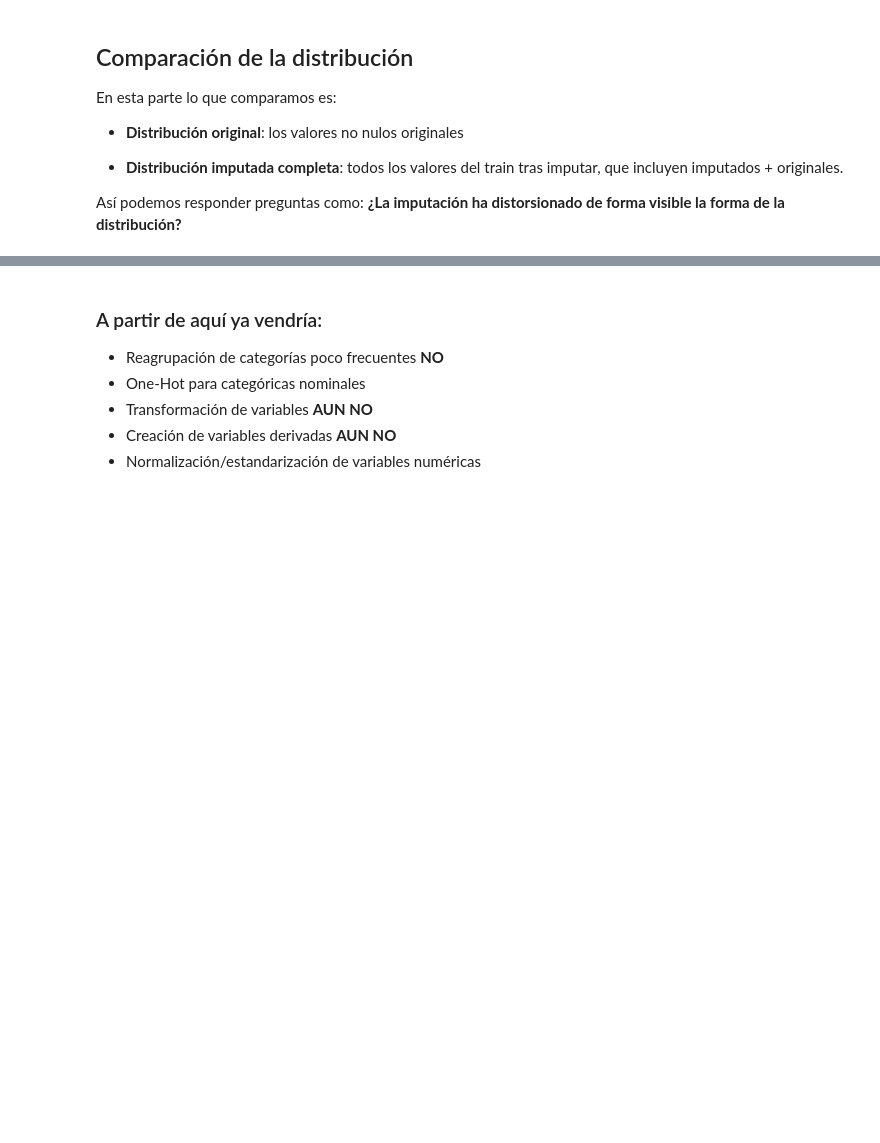
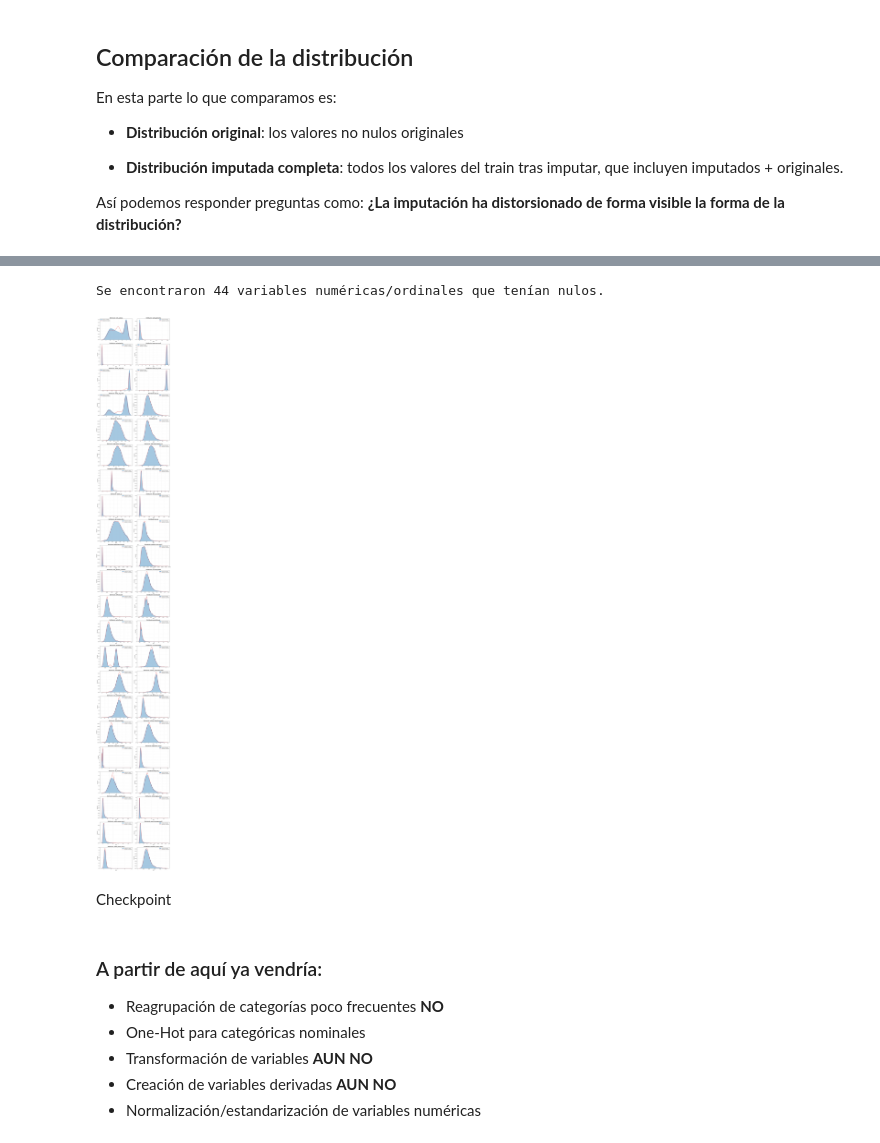
Before and after one commit to pmars21/hypertension_management_AI_driven_tool, a Jupyter notebook: missForest_imp_tfm.ipynb, the cells around one changed output, grey strips where cells are left out. Saved outputs shown, nothing was run; the diff lists cells and outputs as text; code cells hidden in the pictures; blank space fills up the shorter version.

Commit message:
Terminada Imputación, OHE y estandarización para dataset final

```diff
--- a/missForest_imp_tfm.ipynb
+++ b/missForest_imp_tfm.ipynb
@@ -442,11 +481,11 @@ Aunque MissForest solo modifica las variables con valores faltantes, el imputado
 # %% [markdown]
 ### Función cuando hacemos split en train/test
 # %%
-train_num, test_num = train_test_split(
-    df_num,
-    test_size=0.2,
-    random_state=1234
-)
+# train_num, test_num = train_test_split(
+#     df_num,
+#     test_size=0.2,
+#     random_state=1234
+# )
 # %%
 # Llamar a la función para imputar
 train_final, test_final = imputacion_pipeline(
@@ -482,3 +523,7 @@ Imputador guardado como 'imputador_missforest.pkl'
+# %%
+for col in var_categoricas_ordinales:
+    train_final[col] = np.round(train_final[col])
+    test_final[col] = np.round(test_final[col])
 # %% [markdown]
 ### Función sin split en train/test
 # %%
@@ -517,4 +544,4 @@ def impute_nominal_simple(X_nom):
     X_nom_imp = pd.DataFrame(imp.fit_transform(X_nom), columns=X_nom.columns, index=X_nom.index)
     return X_nom_imp, imp
 # %%
-X_nom_imp, imp = impute_nominal_simple(df_cat_nom)
+train_nom_imp, imp_nom = impute_nominal_simple(train_nom)
@@ -521,6 +556,7 @@ X_nom_imp, imp = impute_nominal_simple(df_cat_nom)
 # %% [markdown]
 ### Unión de todas las variables
 # %%
-df_imp = pd.concat([data_final, X_nom_imp], axis=1)
+df_train_completo = pd.concat([train_final, train_nom_imp], axis=1)
+df_test_completo = pd.concat([test_final, test_nom_imp], axis=1)
 # %%
 # Comprobar que no hay valores faltantes
@@ -580,0 +611,60 @@ df_imp.describe()
+# %%
+# =====================================================================
+# 2. COMPARACIÓN VISUAL (DISTRIBUCIÓN ORIGINAL VS IMPUTADA)
+# =====================================================================
+
+def plot_comparacion_distribucion(df_orig, df_imp, columnas, n_cols=2):
+    """
+    Dibuja gráficos de densidad superpuestos para comparar distribuciones.
+    """
+    n_rows = (len(columnas) + n_cols - 1) // n_cols
+    fig, axes = plt.subplots(n_rows, n_cols, figsize=(15, 5 * n_rows))
+    axes = axes.flatten()
+
+    for i, col in enumerate(columnas):
+        ax = axes[i]
+
+        # Plot de los datos originales (el dropna() es crucial para que seaborn no falle)
+        sns.kdeplot(df_orig[col].dropna(), ax=ax, label='Original (Sin NaNs)',
+                    color='#1f77b4', fill=True, alpha=0.4, linewidth=2)
+
+        # Plot de los datos imputados completos
+        sns.kdeplot(df_imp[col], ax=ax, label='Imputado (Completo)',
+                    color='#d62728', linestyle='--', linewidth=2.5)
+
+        ax.set_title(f'Distribución: {col}', fontsize=12, fontweight='bold')
+        ax.set_xlabel('Valor')
+        ax.set_ylabel('Densidad')
+        ax.legend()
+        ax.grid(True, linestyle=':', alpha=0.6)
+
+    # Ocultar gráficos vacíos si sobran cuadrículas
+    for j in range(i + 1, len(axes)):
+        axes[j].axis('off')
+
+    plt.tight_layout()
+    plt.show()
+
+# --- EJECUCIÓN ---
+#1. Detectar cuántos nulos tiene cada columna en el Train original
+nulos_por_columna = df_train.isna().sum()
+
+# 2. Quedarnos solo con los nombres de las columnas que tenían > 0 nulos
+columnas_con_nulos = nulos_por_columna[nulos_por_columna > 0].index.tolist()
+
+# 3. Filtrar para graficar SOLO las numéricas y ordinales
+# (KDE no funciona con categorías de texto/nominales)
+variables_a_revisar = [
+    col for col in columnas_con_nulos
+    if col in var_numericas + var_categoricas_ordinales
+]
+
+print(f"Se encontraron {len(variables_a_revisar)} variables numéricas/ordinales que tenían nulos.")
+
+# 4. Ejecutar la función con la lista automática
+plot_comparacion_distribucion(df_train, df_train_completo, variables_a_revisar)
+# %% [output]
+Se encontraron 44 variables numéricas/ordinales que tenían nulos.
+[figure, added]
+# %% [markdown]
+Checkpoint
```
Also changed, not shown: parts of 57 cells of this notebook.
